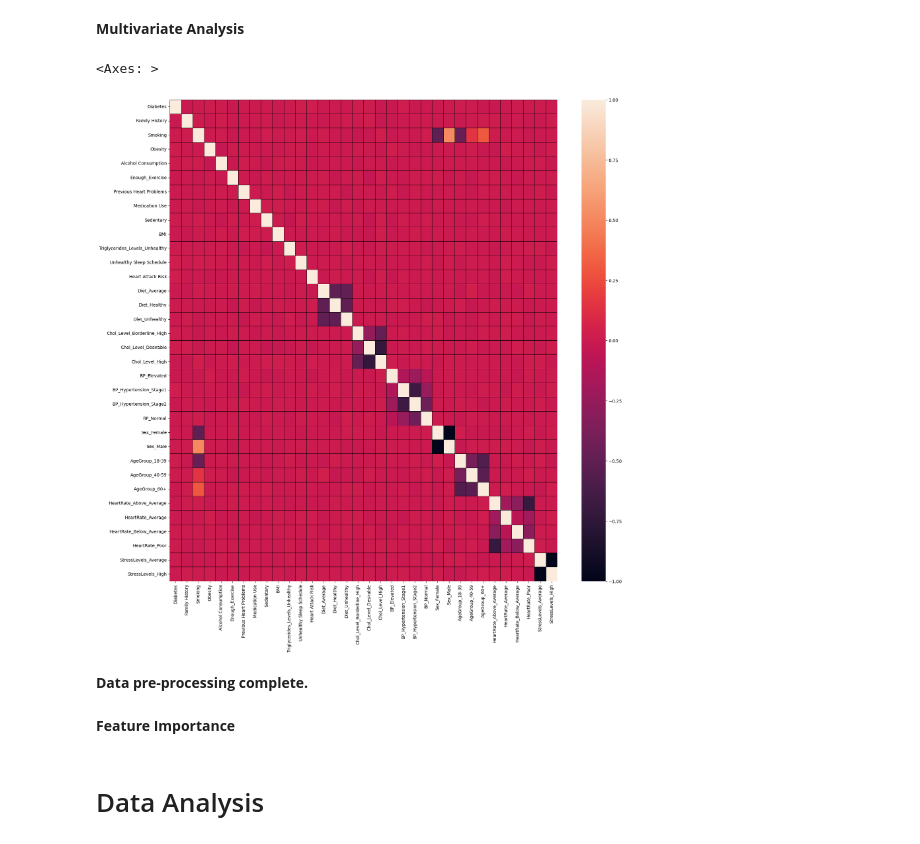
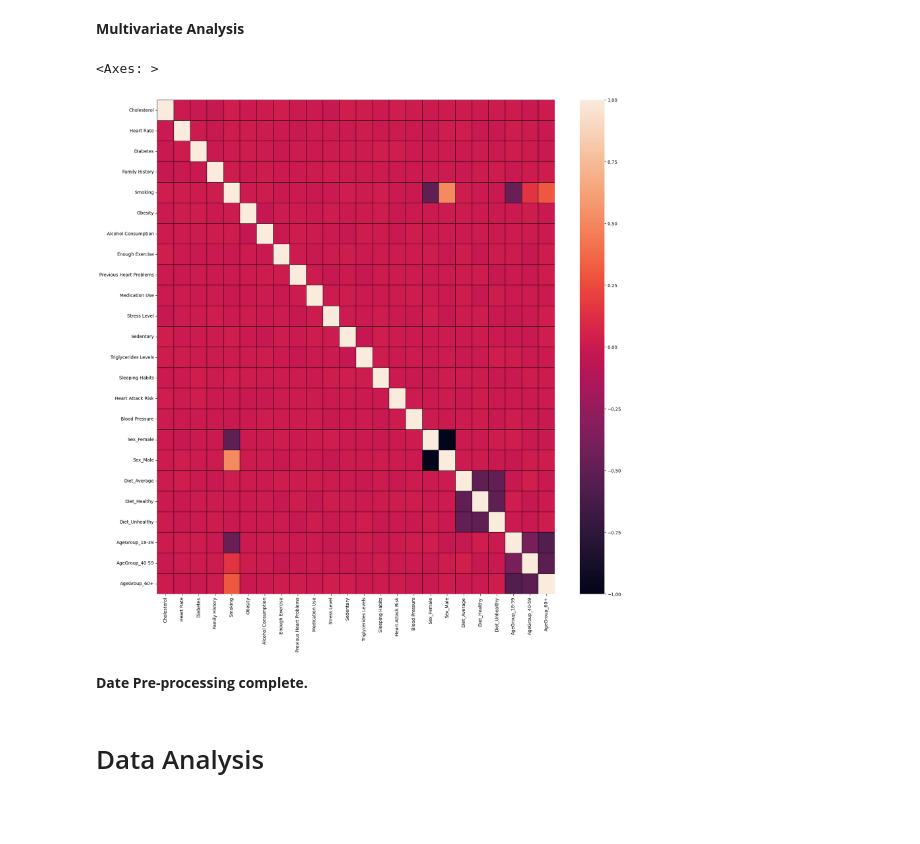
Before and after one commit to AN-DRE4/DadosAprendizagemAutomatica, a Jupyter notebook: HeartAttack.ipynb, the cells around one changed output. Drawn from its saved outputs; the diff is of its cells as text; code cells hidden in the pictures; blank space fills up the shorter version.

```diff
--- a/HeartAttack.ipynb
+++ b/HeartAttack.ipynb
@@ -60,7 +66,5 @@ heartAtk.head()
 # %%
-# Removal of irrelevant variables for the objective in question.
-
-columns_to_drop=['Patient ID','Income','Country','Continent','Hemisphere','BMI']
+columns_to_drop=['Patient ID','Income','Country','Continent','Hemisphere','BMI','Physical Activity Days Per Week']
 heartAtk_clean_version1 = heartAtk.drop(columns_to_drop,axis=1)
 # %%
 heartAtk_clean_version1.shape
@@ -369,37 +404,0 @@ heartAtk_clean_finalVersion.rename(columns={'Sleep Hours Per Day': 'Unhealthy Sl
-# %%
-heartAtk_clean_finalVersion= pd.get_dummies(heartAtk_clean_finalVersion, columns=['Diet'], prefix='Diet')
-heartAtk_clean_finalVersion['Diet_Average']= heartAtk_clean_finalVersion['Diet_Average'].astype(int)
-heartAtk_clean_finalVersion['Diet_Healthy']= heartAtk_clean_finalVersion['Diet_Healthy'].astype(int)
-heartAtk_clean_finalVersion['Diet_Unhealthy']= heartAtk_clean_finalVersion['Diet_Unhealthy'].astype(int)
-
-heartAtk_clean_finalVersion= pd.get_dummies(heartAtk_clean_finalVersion,columns=['Cholesterol'], prefix='Chol_Level')
-heartAtk_clean_finalVersion['Chol_Level_Desirable'] = heartAtk_clean_finalVersion['Chol_Level_Desirable'].astype(int)
-heartAtk_clean_finalVersion['Chol_Level_Borderline_High'] = heartAtk_clean_finalVersion['Chol_Level_Borderline_High'].astype(int)
-heartAtk_clean_finalVersion['Chol_Level_High'] = heartAtk_clean_finalVersion['Chol_Level_High'].astype(int)
-
-heartAtk_clean_finalVersion= pd.get_dummies(heartAtk_clean_finalVersion,columns=['Blood Pressure'],prefix='BP')
-heartAtk_clean_finalVersion['BP_Normal'] = heartAtk_clean_finalVersion['BP_Normal'].astype(int)
-heartAtk_clean_finalVersion['BP_Elevated'] = heartAtk_clean_finalVersion['BP_Elevated'].astype(int)
-heartAtk_clean_finalVersion['BP_Hypertension_Stage1'] = heartAtk_clean_finalVersion['BP_Hypertension_Stage1'].astype(int)
-heartAtk_clean_finalVersion['BP_Hypertension_Stage2'] = heartAtk_clean_finalVersion['BP_Hypertension_Stage2'].astype(int)
-
-heartAtk_clean_finalVersion= pd.get_dummies(heartAtk_clean_finalVersion, columns=['Sex'], prefix='Sex')
-heartAtk_clean_finalVersion['Sex_Female']= heartAtk_clean_finalVersion['Sex_Female'].astype(int)
-heartAtk_clean_finalVersion['Sex_Male']= heartAtk_clean_finalVersion['Sex_Male'].astype(int)
-
-heartAtk_clean_finalVersion= pd.get_dummies(heartAtk_clean_finalVersion, columns=['Age Group'], prefix='AgeGroup')
-heartAtk_clean_finalVersion['AgeGroup_18-39'] = heartAtk_clean_finalVersion['AgeGroup_18-39'].astype(int)
-heartAtk_clean_finalVersion['AgeGroup_40-59'] = heartAtk_clean_finalVersion['AgeGroup_40-59'].astype(int)
-heartAtk_clean_finalVersion['AgeGroup_60+'] = heartAtk_clean_finalVersion['AgeGroup_60+'].astype(int)
-
-heartAtk_clean_finalVersion= pd.get_dummies(heartAtk_clean_finalVersion,columns=['Heart Rate'],prefix='HeartRate')
-heartAtk_clean_finalVersion['HeartRate_Above_Average'] = heartAtk_clean_finalVersion['HeartRate_Above_Average'].astype(int)
-heartAtk_clean_finalVersion['HeartRate_Average'] = heartAtk_clean_finalVersion['HeartRate_Average'].astype(int)
-heartAtk_clean_finalVersion['HeartRate_Below_Average'] = heartAtk_clean_finalVersion['HeartRate_Below_Average'].astype(int)
-heartAtk_clean_finalVersion['HeartRate_Poor'] = heartAtk_clean_finalVersion['HeartRate_Poor'].astype(int)
-
-heartAtk_clean_finalVersion= pd.get_dummies(heartAtk_clean_finalVersion,columns=['Stress Level'],prefix='StressLevels')
-heartAtk_clean_finalVersion['StressLevels_High'] = heartAtk_clean_finalVersion['StressLevels_High'].astype(int)
-heartAtk_clean_finalVersion['StressLevels_Average'] = heartAtk_clean_finalVersion['StressLevels_Average'].astype(int)
-
-heartAtk_clean_finalVersion
@@ -441,18 +458,15 @@ memory usage: 2.4 MB
 **Multivariate Analysis**
 # %%
 # Correlation between variables (This might need fixing due to the large dataset: Possible Solution, make it only for a subset of dataset)
-cols = ['Systolic Pressure','Diastolic Pressure','Physical Activity Days Per Week']
-heartAtk_clean_finalVersion = heartAtk_clean_finalVersion.drop(cols, axis=1)
+
 fig = plt.figure(figsize=(20,20))
 correlation_matrix = heartAtk_clean_finalVersion.corr(method="pearson")
 sns.heatmap(correlation_matrix, linecolor='black', linewidths=0.5)
 # %% [output]
 <Axes: >
-[figure, old version]
+[figure, new version]
 # %% [markdown]
-**Data pre-processing complete.**
+**Date Pre-processing complete.**
-# %% [markdown]
-**Feature Importance**
 # %% [markdown]
 # Data Analysis
 # %% [markdown]
```
Also changed, not shown: parts of 61 cells of this notebook.
